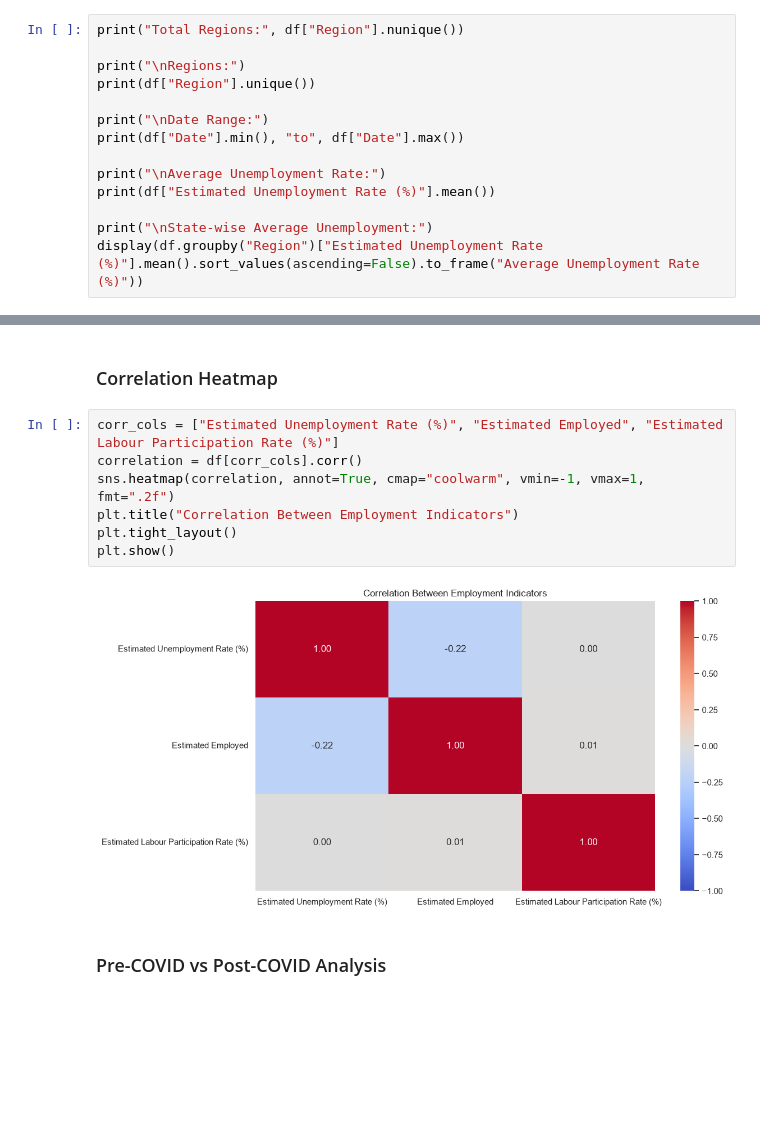
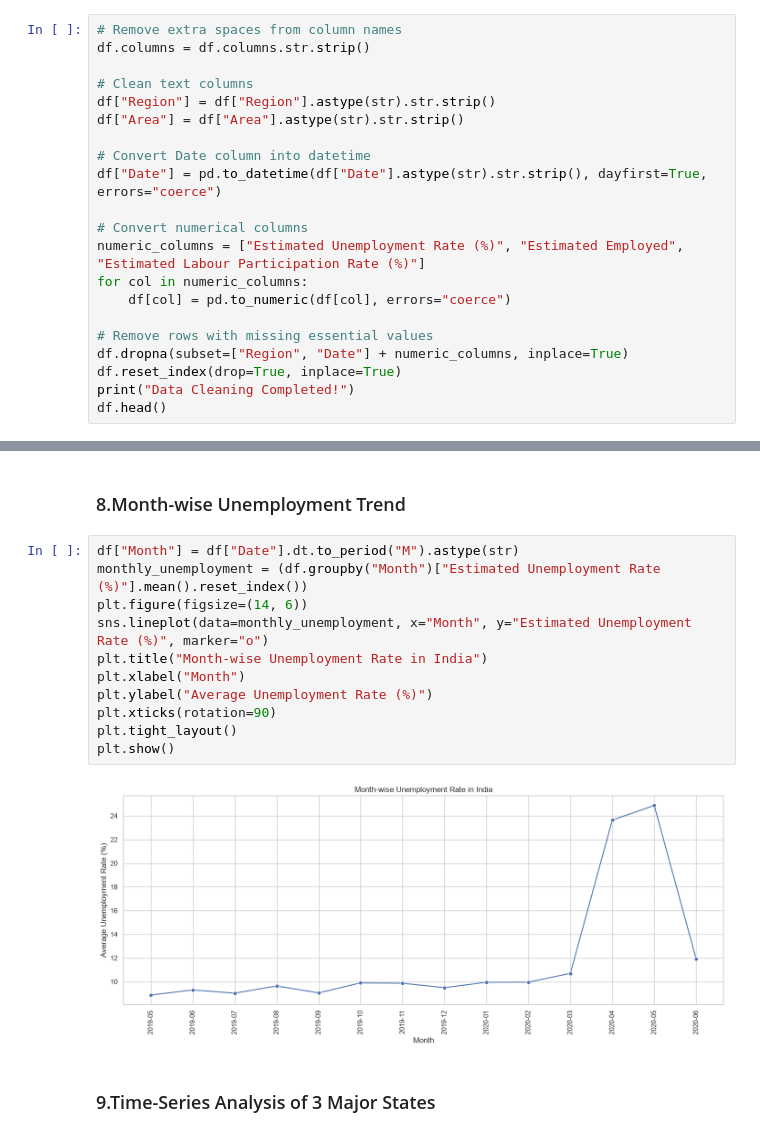
Before and after one commit to ChaudhariUtkarsh/2.Unemployment_Analysis, a Jupyter notebook: Unemployment_Analysis.ipynb, the cells around one changed output, grey strips where cells are left out. Cells and saved outputs as stored; diff of their text form; blank space fills up the shorter version.

```diff
--- a/Unemployment_Analysis.ipynb
+++ b/Unemployment_Analysis.ipynb
@@ -81,15 +79,22 @@ Cleaned Dataset Shape: (740, 7)
 # %%
-print("Total Regions:", df["Region"].nunique())
+# Remove extra spaces from column names
+df.columns = df.columns.str.strip()
 
-print("\nRegions:")
-print(df["Region"].unique())
+# Clean text columns
+df["Region"] = df["Region"].astype(str).str.strip()
+df["Area"] = df["Area"].astype(str).str.strip()
 
-print("\nDate Range:")
-print(df["Date"].min(), "to", df["Date"].max())
+# Convert Date column into datetime
+df["Date"] = pd.to_datetime(df["Date"].astype(str).str.strip(), dayfirst=True, errors="coerce")
 
-print("\nAverage Unemployment Rate:")
-print(df["Estimated Unemployment Rate (%)"].mean())
+# Convert numerical columns
+numeric_columns = ["Estimated Unemployment Rate (%)", "Estimated Employed", "Estimated Labour Participation Rate (%)"]
+for col in numeric_columns:
+    df[col] = pd.to_numeric(df[col], errors="coerce")
 
-print("\nState-wise Average Unemployment:")
-display(df.groupby("Region")["Estimated Unemployment Rate (%)"].mean().sort_values(ascending=False).to_frame("Average Unemployment Rate (%)"))
+# Remove rows with missing essential values
+df.dropna(subset=["Region", "Date"] + numeric_columns, inplace=True)
+df.reset_index(drop=True, inplace=True)
+print("Data Cleaning Completed!")
+df.head()
 # %% [output]
@@ -170,15 +144,19 @@ Uttar Pradesh       12.551429
 Name: Estimated Unemployment Rate (%), dtype: float64
 # %% [markdown]
-### Correlation Heatmap
+### 8.Month-wise Unemployment Trend
 # %%
-corr_cols = ["Estimated Unemployment Rate (%)", "Estimated Employed", "Estimated Labour Participation Rate (%)"]
-correlation = df[corr_cols].corr()
-sns.heatmap(correlation, annot=True, cmap="coolwarm", vmin=-1, vmax=1, fmt=".2f")
-plt.title("Correlation Between Employment Indicators")
+df["Month"] = df["Date"].dt.to_period("M").astype(str)
+monthly_unemployment = (df.groupby("Month")["Estimated Unemployment Rate (%)"].mean().reset_index())
+plt.figure(figsize=(14, 6))
+sns.lineplot(data=monthly_unemployment, x="Month", y="Estimated Unemployment Rate (%)", marker="o")
+plt.title("Month-wise Unemployment Rate in India")
+plt.xlabel("Month")
+plt.ylabel("Average Unemployment Rate (%)")
+plt.xticks(rotation=90)
 plt.tight_layout()
 plt.show()
 # %% [output]
-[figure, old version]
+[figure, new version]
 # %% [markdown]
-### Pre-COVID vs Post-COVID Analysis
+### 9.Time-Series Analysis of 3 Major States
 # %%
```
Also changed, not shown: parts of 29 cells of this notebook, 1 other file.
